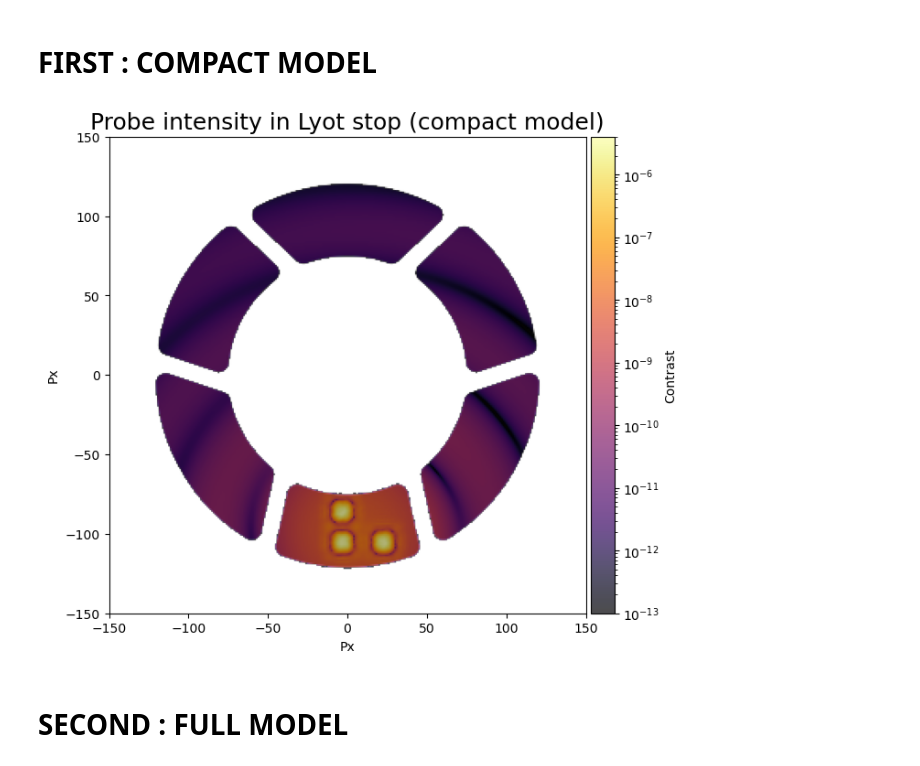
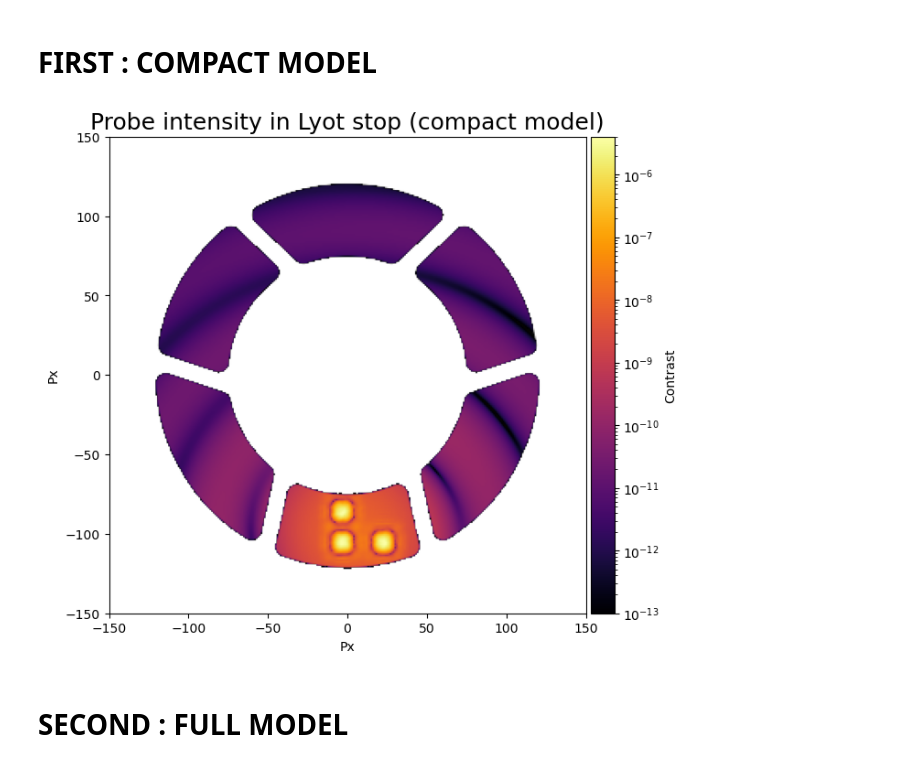
Before and after one commit to roman-corgi/corgihowfsc, a Jupyter notebook: sandbox/ldel/probes_to_lyot_test.ipynb, the cells around one changed output. Cells and saved outputs as stored; diff of their text form; code cells hidden in the pictures.

Commit message:
alpha = 1 better

```diff
--- a/sandbox/ldel/probes_to_lyot_test.ipynb
+++ b/sandbox/ldel/probes_to_lyot_test.ipynb
@@ -86,35 +86,35 @@ def add_colorbar(ax, im, label):
 
 # Plotting
 fig, ax = plt.subplots(figsize=(8, 6), constrained_layout=True)
 
 # E_field probe > I
 vmin_probe = max(1e-13, I_probe.max() * 1e-8)
 vmax_probe = I_probe.max()
 
 ax.set_title(r"Probe intensity in Lyot stop (compact model)",  fontsize = 18)
 ax.set_xlabel("Px")
 ax.set_ylabel("Px")
 
 # Display
 lyot_mask_fits = np.fliplr(lyot_mask_fits)
 lyot_mask_fits = np.rot90(lyot_mask_fits, k=3)
 
 ax.imshow(lyot_mask_fits, origin='lower', cmap='gray_r', alpha=1.0, extent=extent_val)
 
 if vmax_probe > 0:
     probe_masked = np.ma.masked_where(I_probe < vmin_probe, I_probe)
     im3 = ax.imshow(probe_masked, origin='lower', cmap='inferno',
-                         norm=LogNorm(vmin=vmin_probe, vmax=vmax_probe), alpha=0.7, extent=extent_val)
+                         norm=LogNorm(vmin=vmin_probe, vmax=vmax_probe), alpha=1, extent=extent_val)
     add_colorbar(ax, im3, "Contrast")
 
 zoom_pixel = 150
 ax.set_xlim(-zoom_pixel, zoom_pixel)
 ax.set_ylim(-zoom_pixel, zoom_pixel)
 
 # Save and Show
 plt.savefig("test_lyot_compact_model.png", dpi=300)
 # %% [output]
-[figure, old version]
+[figure, new version]
 # %% [markdown]
 # SECOND : FULL MODEL
 # %%
```
Also changed, not shown: parts of 6 cells of this notebook.
